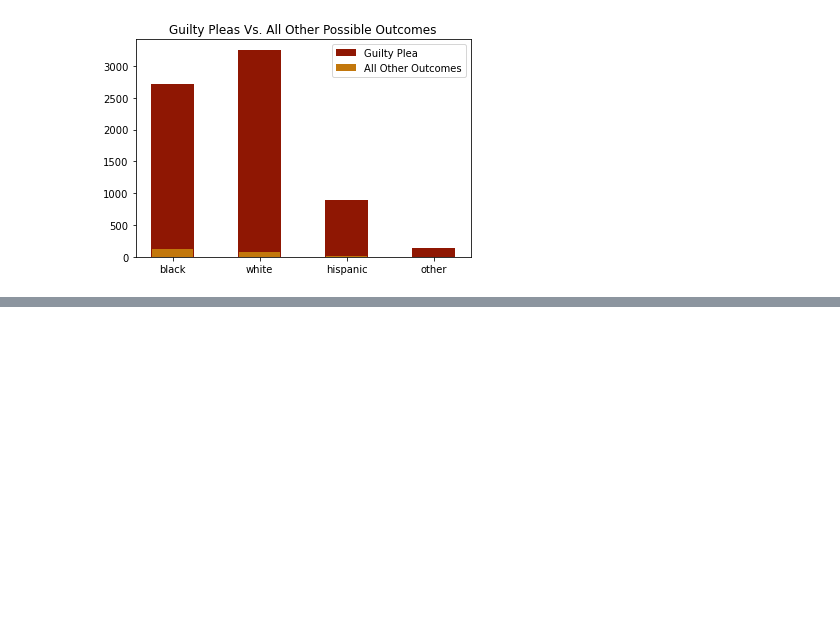
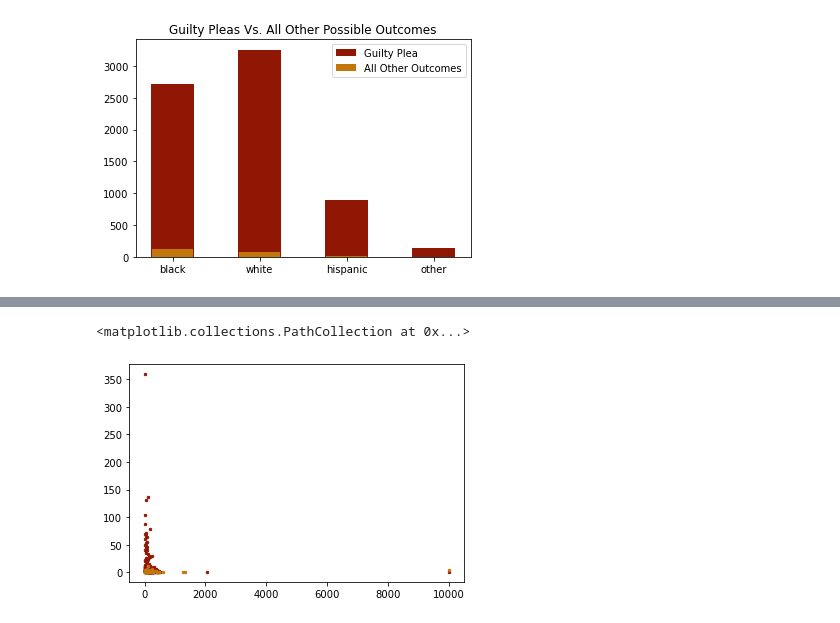
Before and after one commit to jenwhitson/sentencing_project, a Jupyter notebook: notebooks/individual_offender_eda.ipynb, the cells around one changed output, grey strips where cells are left out. Saved outputs shown, nothing was run; the diff lists cells and outputs as text; code cells hidden in the pictures; blank space fills up the shorter version.

```diff
--- a/notebooks/individual_offender_eda.ipynb
+++ b/notebooks/individual_offender_eda.ipynb
@@ -1602,0 +1675,6 @@ plt.legend()
+# %%
+black_pleas = black.loc[black['DISPOSIT'] == 1]
+black_pleas_df = black_pleas.value_counts('TOTPRISN').to_frame().reset_index()
+black_pleas_df.columns = ['TOTPRISN', 'count_black_pleas']
+black_pleas_df = black_pleas_df.sort_values('TOTPRISN')
+black_pleas_df
@@ -1602,0 +1695,6 @@ plt.legend()
+# %%
+black_trials = black.loc[black['DISPOSIT'] >= 3]
+black_trials_df = black_trials.value_counts('TOTPRISN').to_frame().reset_index()
+black_trials_df.columns = ['TOTPRISN', 'count_black_trials']
+black_trials_df = black_trials_df.sort_values('TOTPRISN')
+black_trials_df
@@ -1602,0 +1719,6 @@ plt.legend()
+# %%
+plt.scatter('TOTPRISN', 'count_black_pleas', data = black_pleas_df, s = 6, color = '#8F1703')
+plt.scatter('TOTPRISN', 'count_black_trials', data = black_trials_df, s = 6, color = '#C2770C')
+# %% [output]
+<matplotlib.collections.PathCollection at 0x...>
+[figure, added]
```
Also changed, not shown: parts of 23 cells of this notebook.
